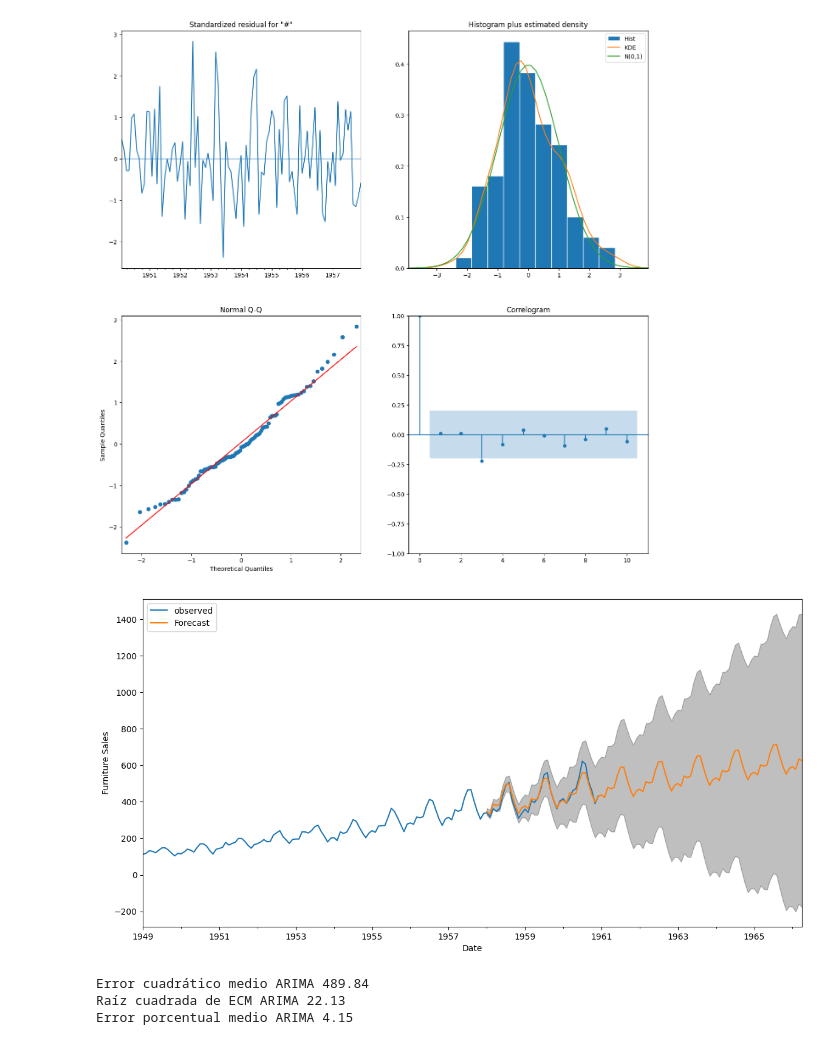
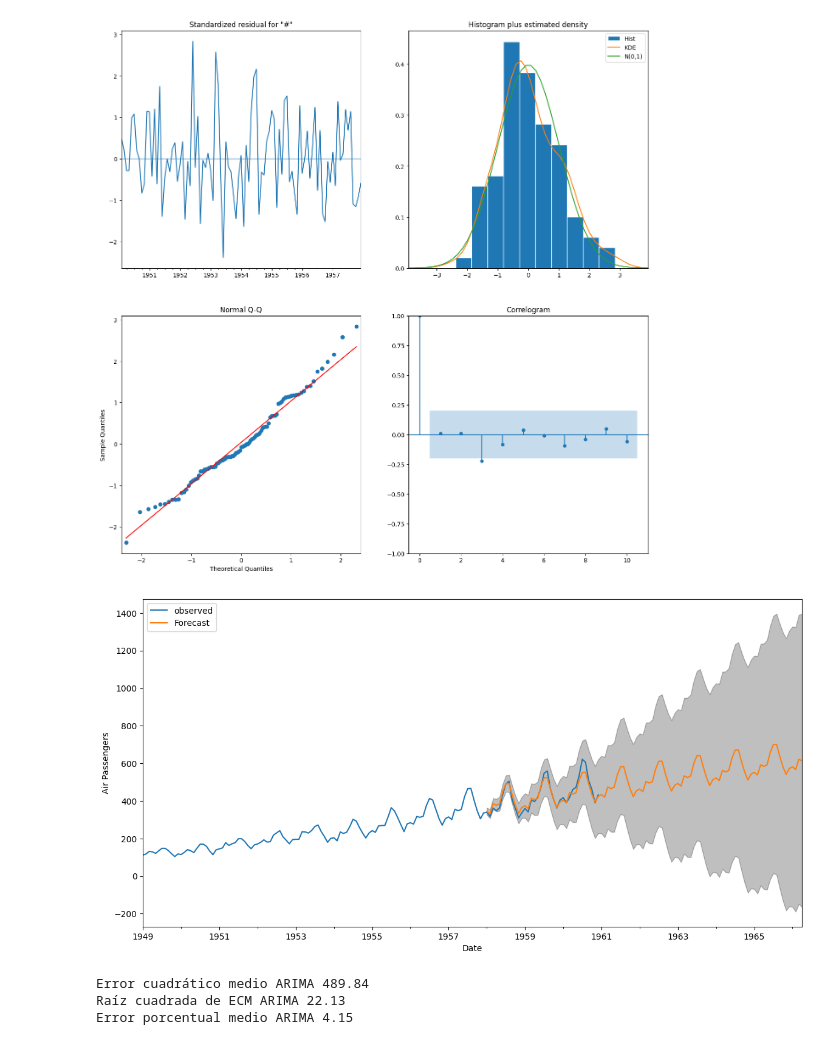
Before and after one commit to UO294431/NegocioPL, a Jupyter notebook: PL7/LeeAirPassengers.ipynb, the cells around one changed output. Saved outputs shown, nothing was run; the diff lists cells and outputs as text; code cells hidden in the pictures.

```diff
--- a/PL7/LeeAirPassengers.ipynb
+++ b/PL7/LeeAirPassengers.ipynb
@@ -132,18 +132,18 @@ sigma2        92.7499     13.439      6.902      0.000      66.410     119.090
 # %%
 # Predicción a múltiples pasos
 pred_uc = results.get_forecast(steps=100)
 pred_ci = pred_uc.conf_int()
 ax = ts.plot(label='observed', figsize=(14, 7))
 pred_uc.predicted_mean.plot(ax=ax, label='Forecast')
 ax.fill_between(pred_ci.index,
                 pred_ci.iloc[:, 0],
                 pred_ci.iloc[:, 1], color='k', alpha=.25)
 ax.set_xlabel('Date')
-ax.set_ylabel('Furniture Sales')
+ax.set_ylabel('Air Passengers')
 plt.legend()
 plt.show()
 # %% [output]
-[figure, old version]
+[figure, new version]
 # %%
 # Evaluación de la predicción ARIMA
 y_truth = ts['1958-01':]
```
Also changed, not shown: parts of 11 cells of this notebook, 5 other files.
